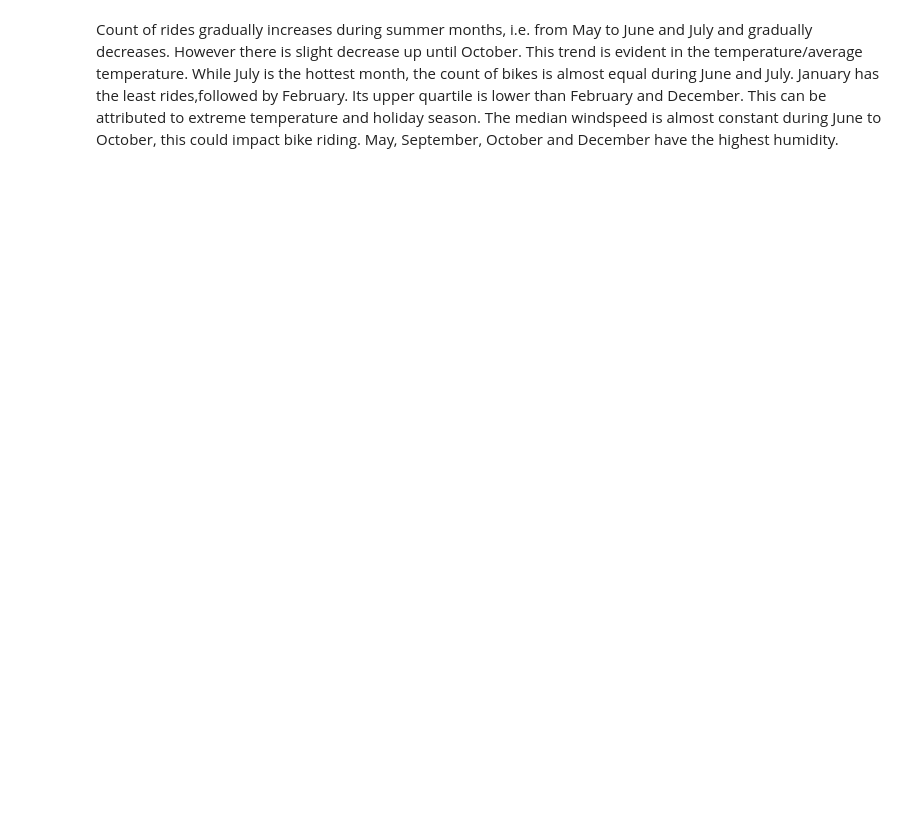
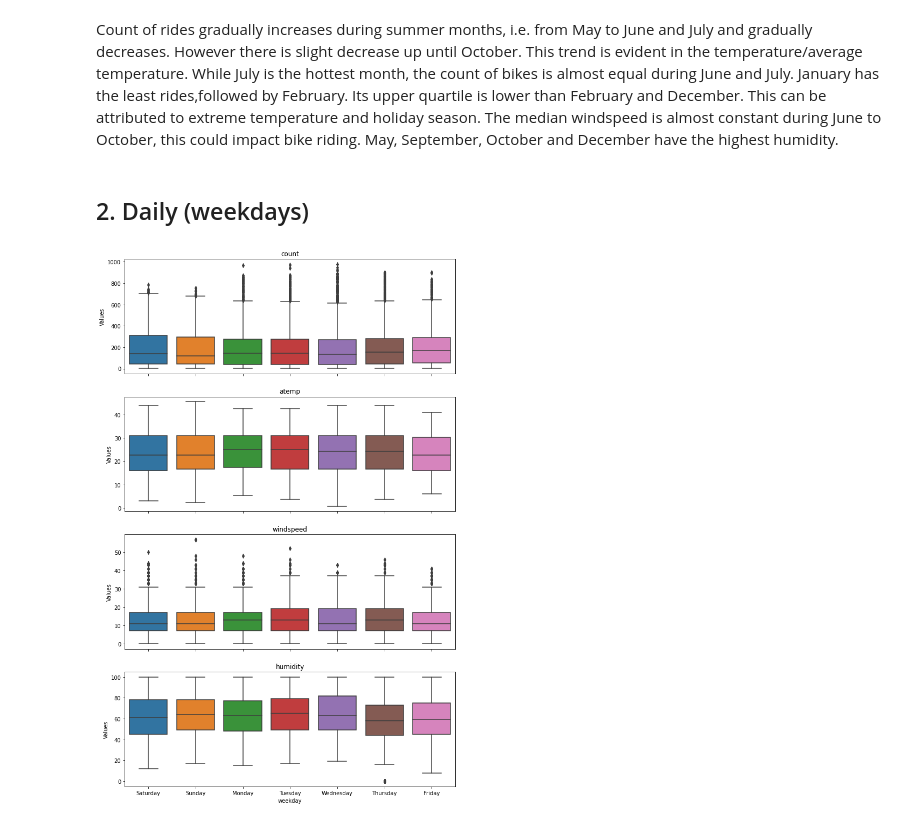
Before and after one commit to Harmeet2504/timeseries, a Jupyter notebook: Bike_share_analysis/bike_timeseries_EDA.ipynb, the cells around one changed output. Cells and saved outputs as stored; diff of their text form; code cells hidden in the pictures; blank space fills up the shorter version.

```diff
--- a/Bike_share_analysis/bike_timeseries_EDA.ipynb
+++ b/Bike_share_analysis/bike_timeseries_EDA.ipynb
@@ -146,3 +156,17 @@ Count of rides gradually increases during summer months, i.e. from May to June a
 This trend is evident in the temperature/average temperature. While July is the hottest month, the count of bikes is almost equal during June and July.
 January has the least rides,followed by February. Its upper quartile is lower than February and December. This can be attributed to extreme temperature and holiday season.
 The median windspeed is almost constant during June to October, this could impact bike riding. May, September, October and December have the highest humidity.
+# %% [markdown]
+## 2. Daily (weekdays)
+# %%
+#For daily analysis, it makes sense to take atemp
+fig, axes = plt.subplots(4, 1, figsize=(11, 18), sharex=True)
+for name, ax in zip(["count", "atemp", "windspeed", "humidity"], axes):
+    sns.boxplot(data=data, x='weekday', y=name, ax=ax)
+    ax.set_ylabel('Values')
+    ax.set_title(name)
+# Remove the automatic x-axis label from all but the bottom subplot
+    if ax != axes[-1]:
+        ax.set_xlabel('')
+# %% [output]
+[figure, added]
```
Also changed, not shown: parts of 14 cells of this notebook.
